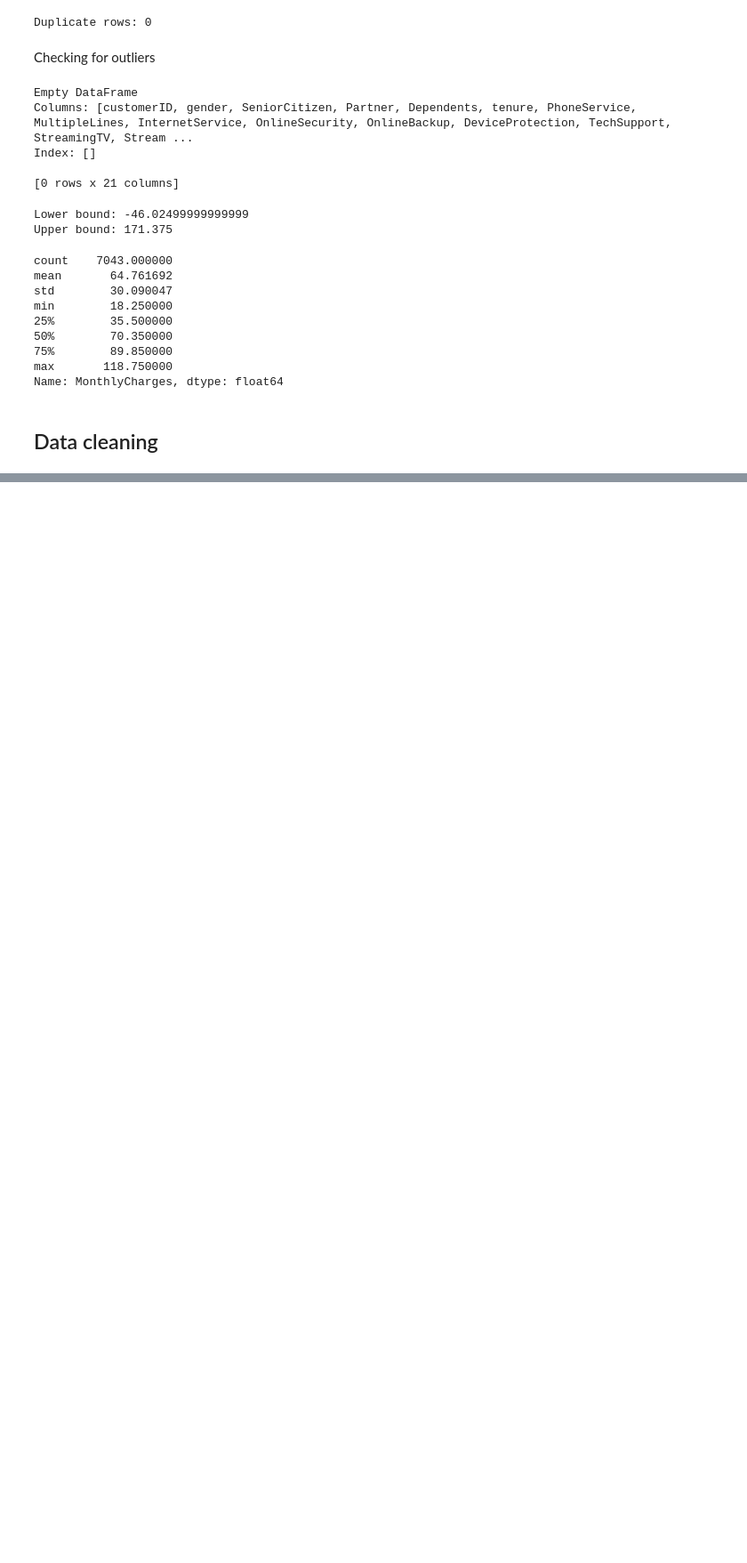
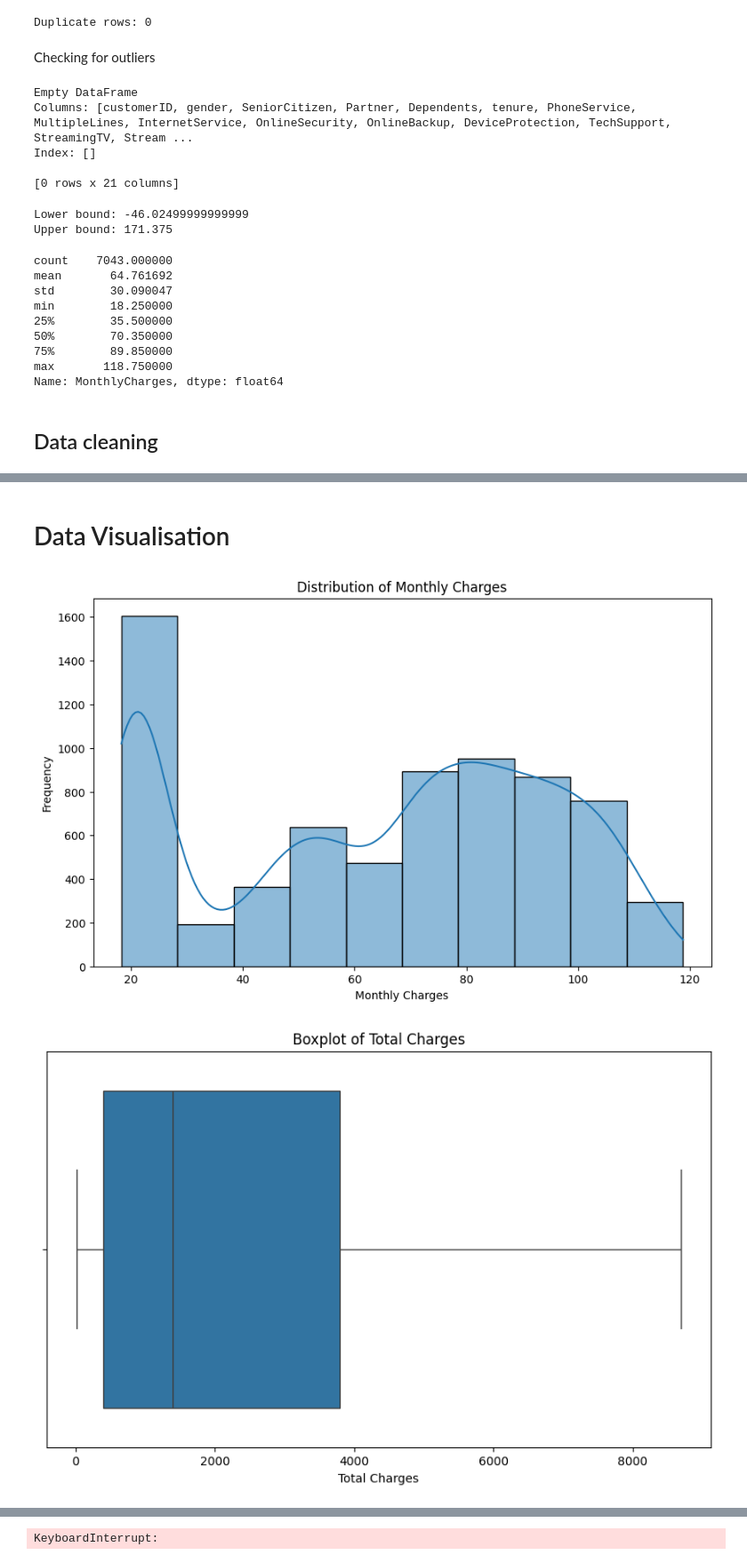
Before and after one commit to wh289/customer-conversion-drivers, a Jupyter notebook: notebooks/telco_churn_analysis.ipynb, the cells around one changed output, grey strips where cells are left out. Shown at 89% size. Cells and saved outputs as stored; diff of their text form; code cells hidden in the pictures; blank space fills up the shorter version.

```diff
--- a/notebooks/telco_churn_analysis.ipynb
+++ b/notebooks/telco_churn_analysis.ipynb
@@ -173,0 +214,19 @@ Name: MonthlyCharges, dtype: float64
+# %%
+binary_int_columns = ['SeniorCitizen']
+
+# Convert 0/1 columns to bool
+df[binary_int_columns] = df[binary_int_columns].astype(bool)
+# %%
+# Convert "yes"/"no" to bool
+obj_columns = ['Partner','Dependents','PhoneService','OnlineSecurity','OnlineBackup','DeviceProtection','TechSupport','StreamingTV','StreamingMovies','PaperlessBilling']
+
+def map_to_boolean(value):
+    if value == 'Yes':
+        return True
+    elif value == 'No':
+        return False
+    else:  # To Handle 'No Service' and any other unexpected values
+        return False
+
+for col in obj_columns:
+    df[col] = df[col].apply(map_to_boolean)
@@ -173,0 +255,3 @@ Name: MonthlyCharges, dtype: float64
+# %%
+# One hot encoding
+df = pd.get_dummies(df, columns=['gender','InternetService','Contract','PaperlessBilling','PaymentMethod'])
@@ -173,0 +282,28 @@ Name: MonthlyCharges, dtype: float64
+# %% [markdown]
+# Data Visualisation
+# %%
+# 1. Histogram
+plt.figure(figsize=(10, 6))
+sns.histplot(df['MonthlyCharges'], bins=10, kde=True)
+plt.title('Distribution of Monthly Charges')
+plt.xlabel('Monthly Charges')
+plt.ylabel('Frequency')
+plt.show()
+
+# 2. Boxplot
+plt.figure(figsize=(10, 6))
+sns.boxplot(x=df['TotalCharges'])
+plt.title('Boxplot of Total Charges')
+plt.xlabel('Total Charges')
+plt.show()
+
+# 3. Scatter Plot
+plt.figure(figsize=(10, 6))
+sns.scatterplot(x='MonthlyCharges', y='TotalCharges', data=df)
+plt.title('Scatter Plot of Monthly Charges vs. Total Charges')
+plt.xlabel('Monthly Charges')
+plt.ylabel('Total Charges')
+plt.show()
+# %% [output]
+[figure, added]
+[figure, added]
@@ -173,0 +311 @@ Name: MonthlyCharges, dtype: float64
+KeyboardInterrupt:
```
Also changed, not shown: parts of 15 cells of this notebook.
